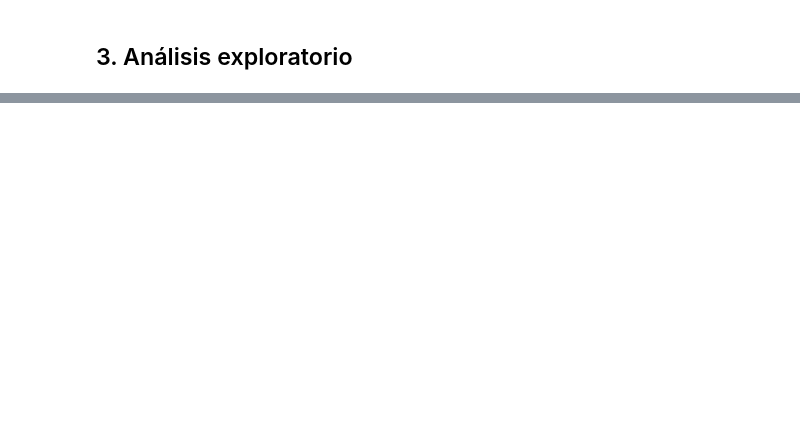
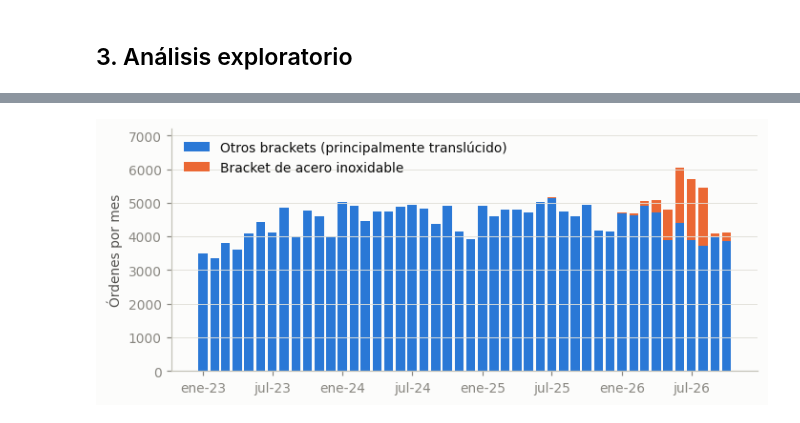
Before and after one commit to DannyV1992/curso_modelado, a Jupyter notebook: Tareas/Proyecto_integrador/Avance_1/Notebook_Avance_Forecast_Mensual.ipynb, the cells around one changed output, grey strips where cells are left out. Drawn from its saved outputs; the diff is of its cells as text; code cells hidden in the pictures; blank space fills up the shorter version.

Commit message:
Proyecto

```diff
--- a/Tareas/Proyecto_integrador/Avance_1/Notebook_Avance_Forecast_Mensual.ipynb
+++ b/Tareas/Proyecto_integrador/Avance_1/Notebook_Avance_Forecast_Mensual.ipynb
@@ -154,0 +122,23 @@ Octubre 2026 parcial: {'ordenes': 3036, 'acero': 16, 'dias_observados': 25}
+# %%
+RUTA = "datos/ordenes_diarias.csv"
+URL = "https://raw.githubusercontent.com/DannyV1992/curso_modelado/main/Tareas/Proyecto_integrador/Avance_1/datos/ordenes_diarias.csv"
+diario = pd.read_csv(RUTA if os.path.exists(RUTA) else URL, parse_dates=["fecha"]).set_index("fecha")
+PAISES = ["us", "ca", "au", "nz"]
+assert diario.index.is_unique and len(diario) == (diario.index[-1] - diario.index[0]).days + 1, "debe haber un registro por día, sin huecos"
+assert (diario[PAISES].sum(axis=1) <= diario.ordenes).all() and (diario.acero <= diario.ordenes).all()
+print("Días:", len(diario), "|", diario.index[0].date(), "a", diario.index[-1].date(), "| órdenes:", diario.ordenes.sum())
+
+def dias_habiles(meses):
+    """Días de lunes a viernes de cada mes (sin descontar feriados)."""
+    return np.array([np.busday_count(m.date(), (m + pd.offsets.MonthBegin(1)).date()) for m in meses])
+
+# Serie mensual: meses completos de enero de 2023 a octubre de 2026. Noviembre de 2026 está incompleto y queda aparte.
+mensual = diario[:"2026-10-31"].resample("MS").sum()
+mensual["resto"] = mensual.ordenes - mensual.acero
+mensual["dias_habiles"] = dias_habiles(mensual.index)
+serie = mensual["ordenes"].astype(float).asfreq("MS")
+dh = mensual["dias_habiles"].astype(float)
+assert serie.isna().sum() == 0 and len(serie) == 46
+nov_parcial = diario["2026-11-01":]
+print("Serie mensual:", serie.index[0].strftime("%Y-%m"), "a", serie.index[-1].strftime("%Y-%m"), "| meses:", len(serie), "| órdenes:", int(serie.sum()))
+print("Noviembre de 2026 observado: %d órdenes del 1 al %d (parcial, no entra en el ajuste)" % (nov_parcial.ordenes.sum(), nov_parcial.index[-1].day))
@@ -519,0 +213,12 @@ Octubre 2026 observado hasta el día 25: 3036 órdenes (25 de 31 días)
+# %%
+# Figura 1. Órdenes mensuales por tipo de bracket
+fig, ax = plt.subplots(figsize=(7.2, 3.0))
+ax.bar(mensual.index, mensual["resto"], width=24, color=C["azul"], label="Otros brackets (principalmente translúcido)")
+ax.bar(mensual.index, mensual["acero"], width=24, bottom=mensual["resto"], color=C["naranja"], label="Bracket de acero inoxidable")
+ax.set(ylabel="Órdenes por mes", ylim=(0, 7200))
+ax.xaxis.set_major_locator(mdates.MonthLocator(bymonth=[1, 7])); ax.xaxis.set_major_formatter(FMT_MES)
+ax.grid(axis="x", visible=False)
+ax.legend(loc="upper left", ncol=1)
+fig.savefig("figuras/fig1_serie_mensual.png"); plt.show()
+# %% [output]
+[figure, added]
```
Also changed, not shown: parts of 46 cells of this notebook, 12 other files.
